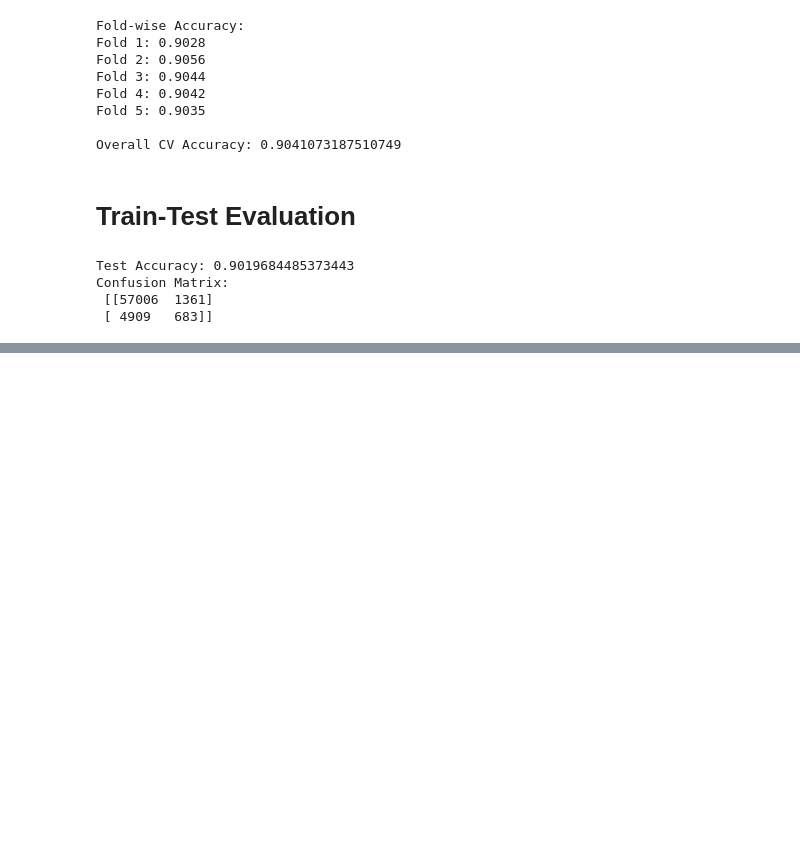
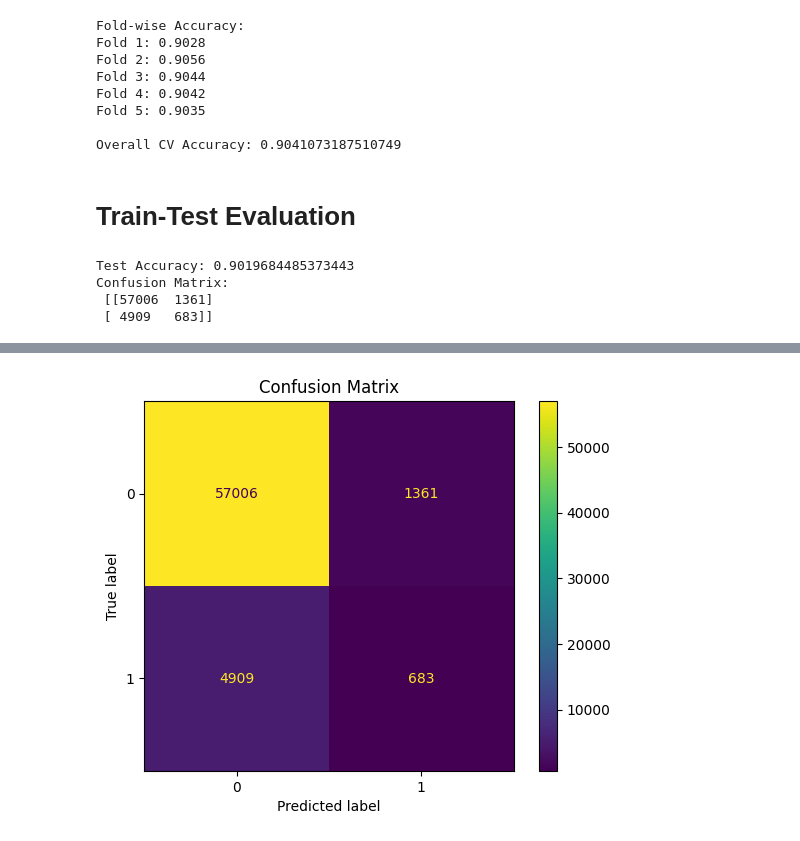
Before and after one commit to Mr-Zainulabadin/python-lab-1, a Jupyter notebook: Lab_8_Machine_Learning_Implementation.ipynb, the cells around one changed output, grey strips where cells are left out. Drawn from its saved outputs; the diff is of its cells as text; code cells hidden in the pictures; blank space fills up the shorter version.

```diff
--- a/Lab_8_Machine_Learning_Implementation.ipynb
+++ b/Lab_8_Machine_Learning_Implementation.ipynb
@@ -612,3 +737,26 @@ Test Accuracy: 0.9019684485373443
 Confusion Matrix:
  [[57006  1361]
  [ 4909   683]]
+# %%
+from sklearn.model_selection import train_test_split
+from sklearn.metrics import accuracy_score, confusion_matrix, classification_report
+
+# Split
+X_train, X_test, y_train, y_test = train_test_split(
+    X, y, test_size=0.2, random_state=42
+)
+
+# Train
+pipeline.fit(X_train, y_train)
+
+# Predict
+y_pred = pipeline.predict(X_test)
+
+# Results
+print("\nTest Accuracy:", accuracy_score(y_test, y_pred))
+
+print("\nConfusion Matrix:")
+print(confusion_matrix(y_test, y_pred))
+
+print("\nClassification Report:")
+print(classification_report(y_test, y_pred))
@@ -614,0 +779,15 @@ Confusion Matrix:
+# %%
+import matplotlib.pyplot as plt
+from sklearn.metrics import confusion_matrix, ConfusionMatrixDisplay
+
+# Compute confusion matrix
+cm = confusion_matrix(y_test, y_pred)
+
+# Plot
+disp = ConfusionMatrixDisplay(confusion_matrix=cm)
+disp.plot()
+
+plt.title("Confusion Matrix")
+plt.show()
+# %% [output]
+[figure, added]
```
Also changed, not shown: parts of 14 cells of this notebook.
